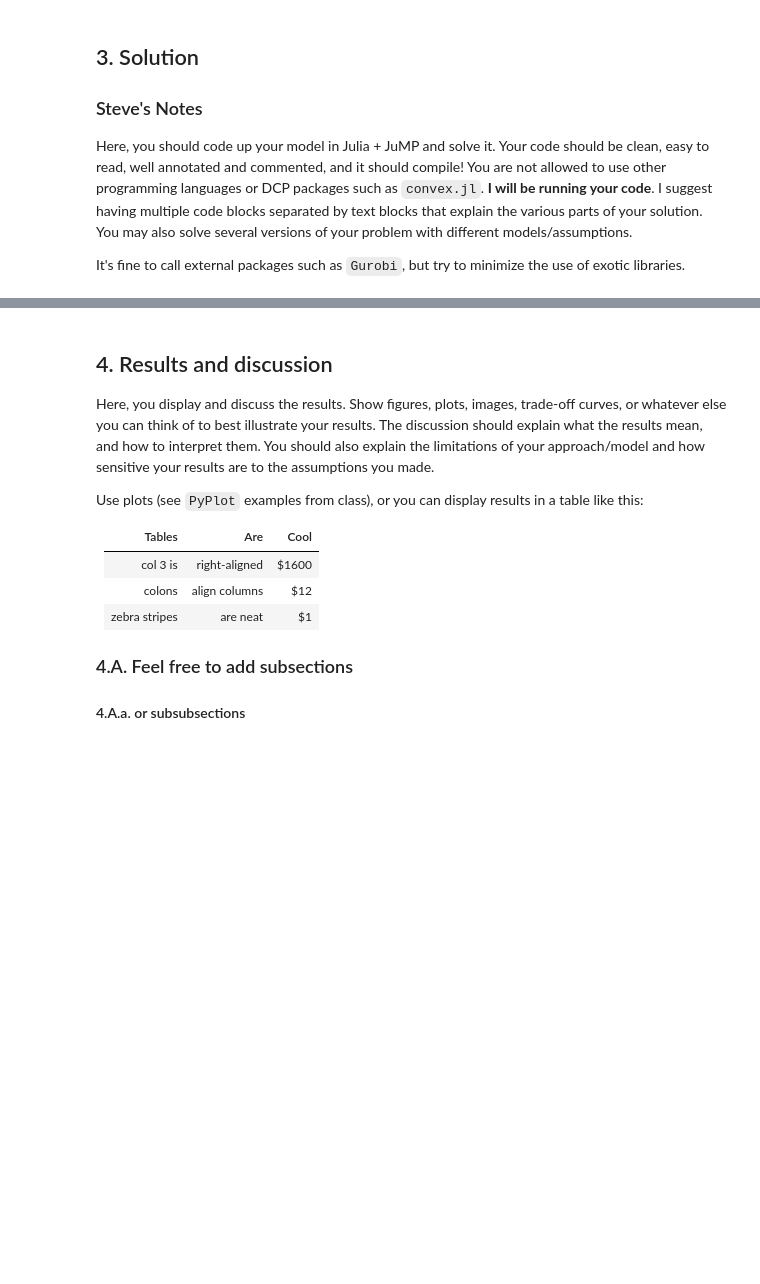
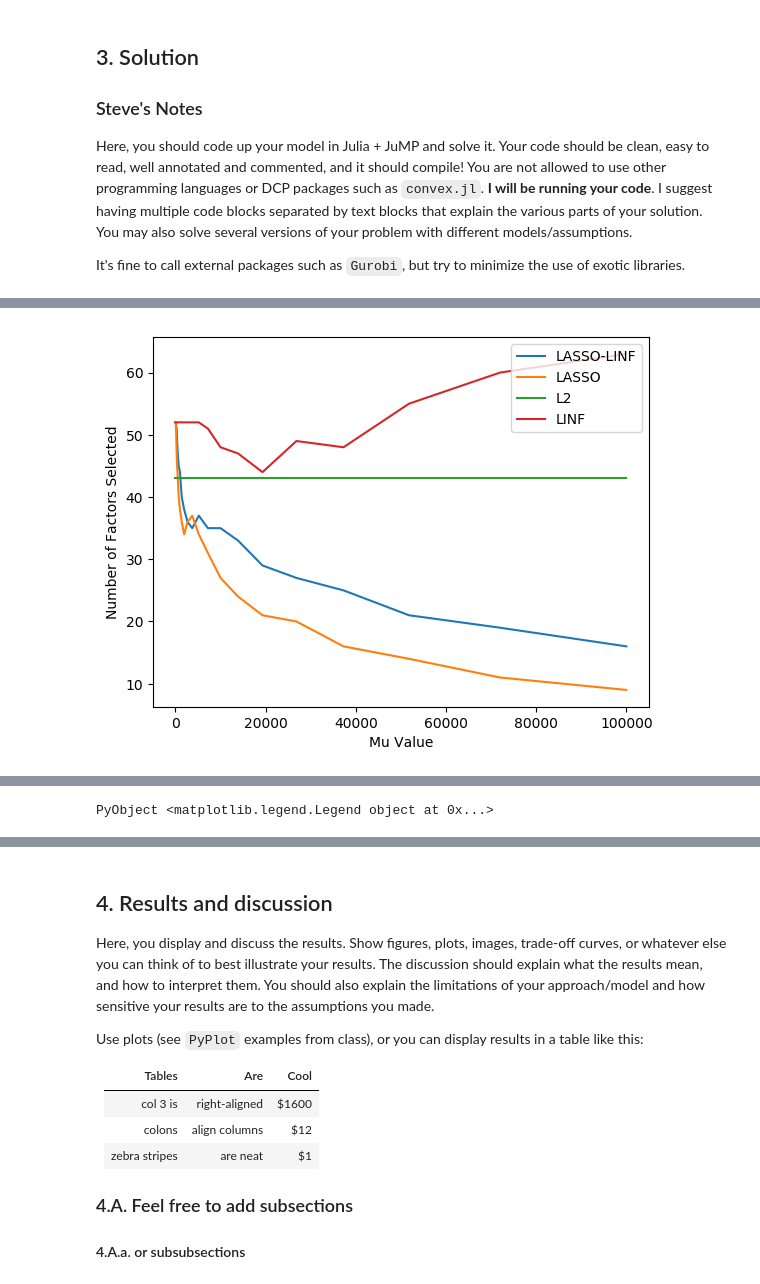
Before and after one commit to Osmian/Optimization-Factor-Selection-Project, a Jupyter notebook: FINAL REPORT.ipynb, the cells around one changed output, grey strips where cells are left out. Drawn from its saved outputs; the diff is of its cells as text; code cells hidden in the pictures; blank space fills up the shorter version.

```diff
--- a/FINAL REPORT.ipynb
+++ b/FINAL REPORT.ipynb
@@ -271,10 +130,0 @@ data
-# %%
-bs = getvalue(b)
-count = 0
-for i in 1:length(bs)
-    if bs[i] > 0.0000001
-        print(bs[i], "\t", cols[i],"\n")
-        count += 1
-    end
-end
-print(count)
@@ -328,0 +262,63 @@ data[:,[1,20,37]]
+# %%
+#retrieves and orders the data into data structures
+rets = readcsv("./returns.csv")
+rets = rets[2:length(rets[:,1]), 2]
+
+data = readcsv("./percent_changes.csv")
+dates = data[2:length(data[:,1]), 1] #extract date column
+data = data[:, 2:length(data[1,:])]
+cols = data[1,:] #extract column titles
+data = data[2:length(data[:,1]),:] #remove column titles
+
+data = convert(Array{Float64},data)
+rets = convert(Array{Float64},rets)
+
+num_factors = length(data[1,:])
+num_dates = length(dates)
+
+
+# sets parameters
+lambda = 100
+mus = logspace(-2,5,50)
+cols_count = [0 for i in cols]
+
+
+# The rest of this cell runs the regressions and collects cumulative factor counts and plots them
+
+# runs the lasso-linf regressions
+cols_count_lasso_linf = [0.0 for i in cols]
+num_selected = []
+for mu in mus
+    push!(num_selected, getCount_lasso_linf(mu, lambda, rets, num_dates, num_factors, cols_count_lasso_linf))
+end
+PyPlot.plot(mus, num_selected, label = "LASSO-LINF")
+
+# runs the lass regressions
+cols_count_lasso = [0.0 for i in cols]
+num_selected = []
+for mu in mus
+    push!(num_selected, getCount_lasso(mu, lambda, rets, num_dates, num_factors, cols_count_lasso))
+end
+PyPlot.plot(mus, num_selected, label = "LASSO")
+
+# runs the L2 regressions
+cols_count_l2 = [0.0 for i in cols]
+num_selected = []
+for mu in mus
+    push!(num_selected, getCount_l2(mu, lambda, rets, num_dates, num_factors, cols_count_l2))
+end
+PyPlot.plot(mus, num_selected, label = "L2")
+
+# runs the L-inf regressions
+cols_count_linf = [0.0 for i in cols]
+num_selected = []
+for mu in mus
+    push!(num_selected, getCount_linf(mu, mu, rets, num_dates, num_factors, cols_count_linf))
+end
+PyPlot.plot(mus, num_selected, label = "LINF")
+
+PyPlot.xlabel("Mu Value")
+PyPlot.ylabel("Number of Factors Selected")
+PyPlot.legend()
+# %% [output]
+[figure, added]
@@ -328,0 +342 @@ data[:,[1,20,37]]
+PyObject <matplotlib.legend.Legend object at 0x...>
```
Also changed, not shown: parts of 12 cells of this notebook, 1 other file.
